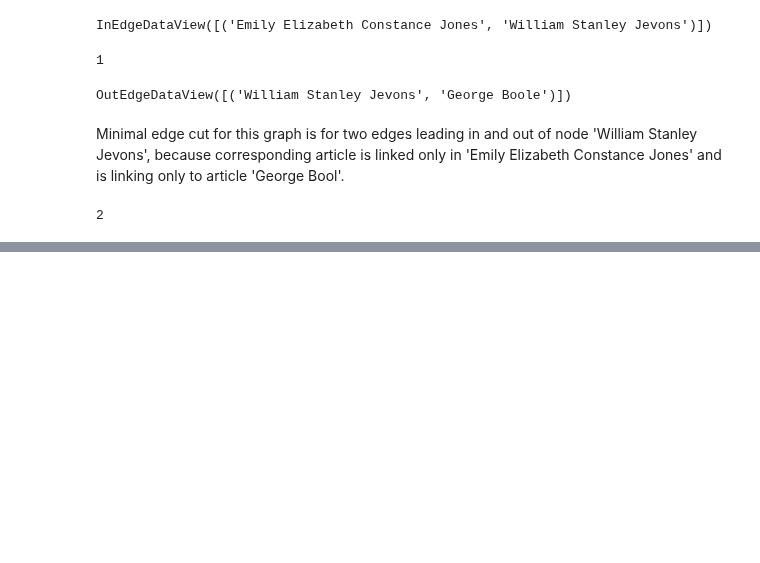
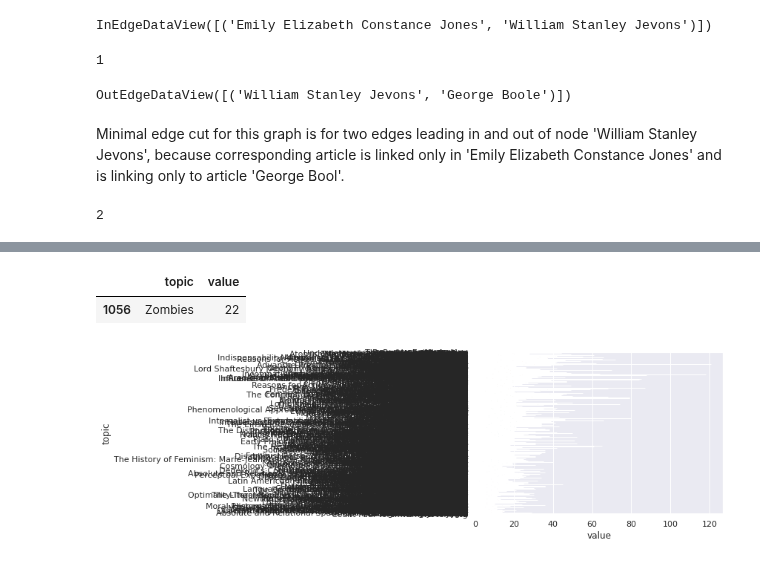
Before and after one commit to FlauFly/plato-analysis, a Jupyter notebook: analysis.ipynb, the cells around one changed output, grey strips where cells are left out. Saved outputs shown, nothing was run; the diff lists cells and outputs as text; code cells hidden in the pictures; blank space fills up the shorter version.

```diff
--- a/analysis.ipynb
+++ b/analysis.ipynb
@@ -84,0 +140,2 @@ Output of function above shows that if we delete two articles, 'Maimonides' and
+# %%
+degree = dict(nx.degree(G))
@@ -84,0 +284,2 @@ Output of function above shows that if we delete two articles, 'Maimonides' and
+# %%
+df_degree = pd.DataFrame(list(degree.items()), columns=['topic', 'value'])
@@ -84,0 +302,13 @@ Output of function above shows that if we delete two articles, 'Maimonides' and
+# %%
+df_degree[df_degree['topic'] == 'Zombies']
+# %% [output]
+|  | topic | value |
+| 1056 | Zombies | 22 |
+# %%
+sns.set()
+
+sns.barplot(data=df_degree, x='value', y='topic')
+
+plt.show()
+# %% [output]
+[figure, added]
```
Also changed, not shown: parts of 49 cells of this notebook.
